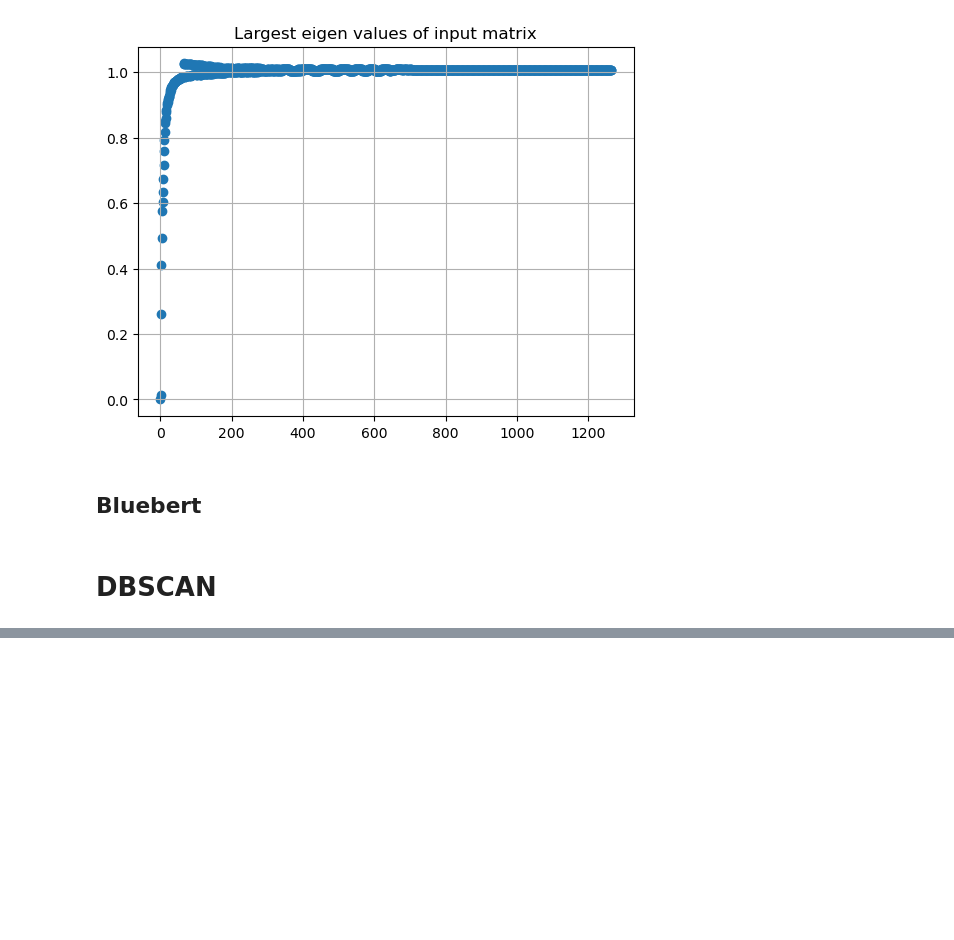
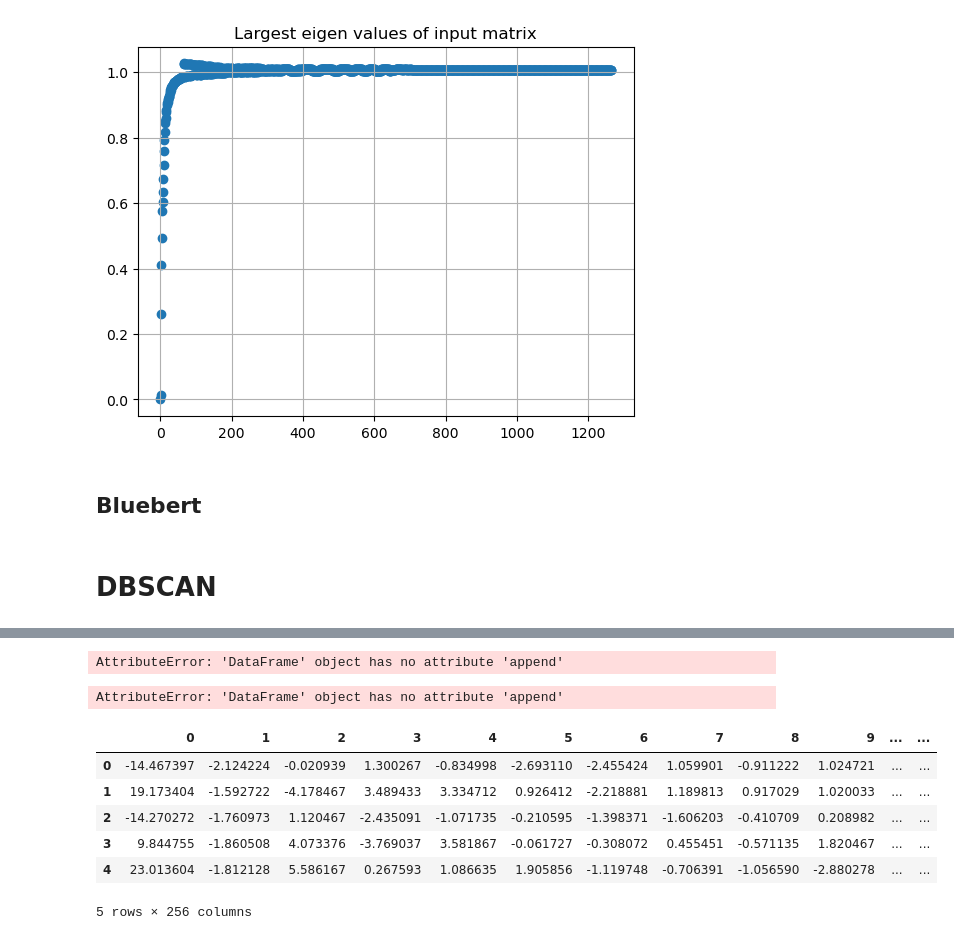
Before and after one commit to Bhanuteja917/ClusteringClinicalTrails, a Jupyter notebook: clustering.ipynb, the cells around one changed output, grey strips where cells are left out. Cells and saved outputs as stored; diff of their text form; code cells hidden in the pictures; blank space fills up the shorter version.

```diff
--- a/clustering.ipynb
+++ b/clustering.ipynb
@@ -709,0 +682,62 @@ The average silhouette_score is : 0.5936162462746896
+# %%
+import pandas
+
+X_pca_bluebert = pd.DataFrame(X_pca_bluebert)
+X_pca_bluebert = X_pca_bluebert.sort_values(by=list(np.arange(0,256)), ascending=True)
+dist_df = pandas.DataFrame(columns=['index', 'distance'])
+for i in range(0, len(X_pca_bluebert)-1):
+    dist = np.linalg.norm(X_pca_bluebert.iloc[i] - X_pca_bluebert.iloc[i+1])
+    dist_df = dist_df.append({'index': i, 'distance': dist}, ignore_index=True)
+
+dist_df = dist_df.sort_values(by=['distance'], ascending=False)
+plt.plot(dist_df['index'], dist_df['distance'])
+plt.title('Distance plot')
+plt.xlabel('Index')
+plt.ylabel('Distance')
+plt.show()
+
+dist_df1 = dist_df[dist_df['distance'] < 0.5]
+dist_df1 = dist_df1.sort_values(by=['distance'], ascending=True)
+plt.plot(dist_df1['index'], dist_df1['distance'])
+plt.title('Distance plot')
+plt.xlabel('Index')
+plt.ylabel('Distance')
+plt.show()
+# %% [output]
+AttributeError: 'DataFrame' object has no attribute 'append'
+# %%
+import pandas
+
+X_pca_bluebert = pd.DataFrame(X_pca_bluebert)
+X_pca_bluebert = X_pca_bluebert.sort_values(by=list(np.arange(0,256)), ascending=True)
+dist_df = pandas.DataFrame(columns=['index', 'distance'])
+for i in range(0, len(X_pca_bluebert)-1):
+    dist = np.linalg.norm(X_pca_bluebert.iloc[i] - X_pca_bluebert.iloc[i+1])
+    dist_df = dist_df.append({'index': i, 'distance': dist}, ignore_index=True)
+
+dist_df = dist_df.sort_values(by=['distance'], ascending=False)
+plt.plot(dist_df['index'], dist_df['distance'])
+plt.title('Distance plot')
+plt.xlabel('Index')
+plt.ylabel('Distance')
+plt.show()
+
+dist_df1 = dist_df[dist_df['distance'] < 0.5]
+dist_df1 = dist_df1.sort_values(by=['distance'], ascending=True)
+plt.plot(dist_df1['index'], dist_df1['distance'])
+plt.title('Distance plot')
+plt.xlabel('Index')
+plt.ylabel('Distance')
+plt.show()
+# %% [output]
+AttributeError: 'DataFrame' object has no attribute 'append'
+# %%
+X_pca_bluebert.head()
+# %% [output]
+|  | 0 | 1 | 2 | 3 | 4 | 5 | 6 | 7 | 8 | 9 | ... | ... |
+| 0 | -14.467397 | -2.124224 | -0.020939 | 1.300267 | -0.834998 | -2.693110 | -2.455424 | 1.059901 | -0.911222 | 1.024721 | ... | ... |
+| 1 | 19.173404 | -1.592722 | -4.178467 | 3.489433 | 3.334712 | 0.926412 | -2.218881 | 1.189813 | 0.917029 | 1.020033 | ... | ... |
+| 2 | -14.270272 | -1.760973 | 1.120467 | -2.435091 | -1.071735 | -0.210595 | -1.398371 | -1.606203 | -0.410709 | 0.208982 | ... | ... |
+| 3 | 9.844755 | -1.860508 | 4.073376 | -3.769037 | 3.581867 | -0.061727 | -0.308072 | 0.455451 | -0.571135 | 1.820467 | ... | ... |
+| 4 | 23.013604 | -1.812128 | 5.586167 | 0.267593 | 1.086635 | 1.905856 | -1.119748 | -0.706391 | -1.056590 | -2.880278 | ... | ... |
+5 rows × 256 columns
```
Also changed, not shown: parts of 1 cell of this notebook.
